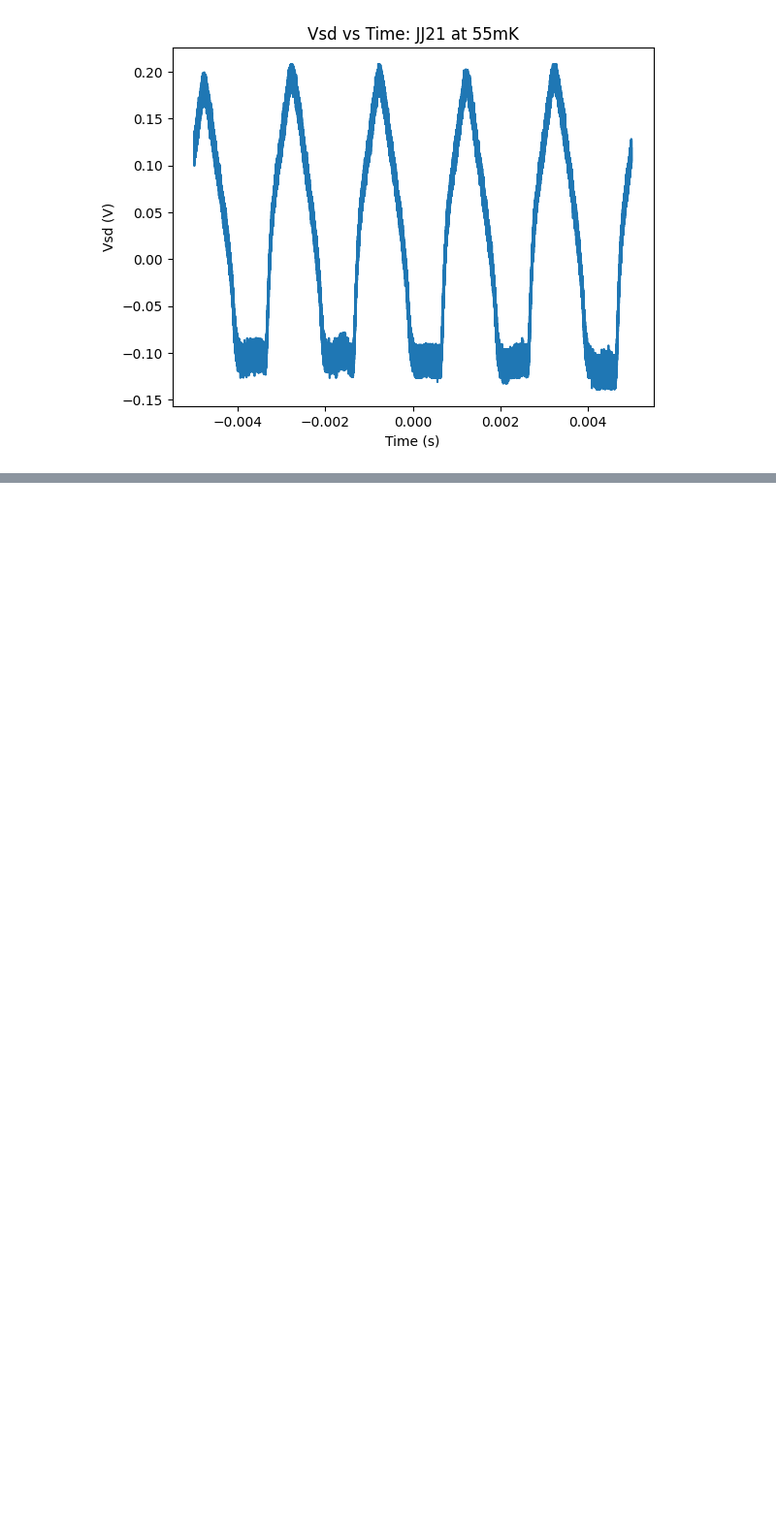
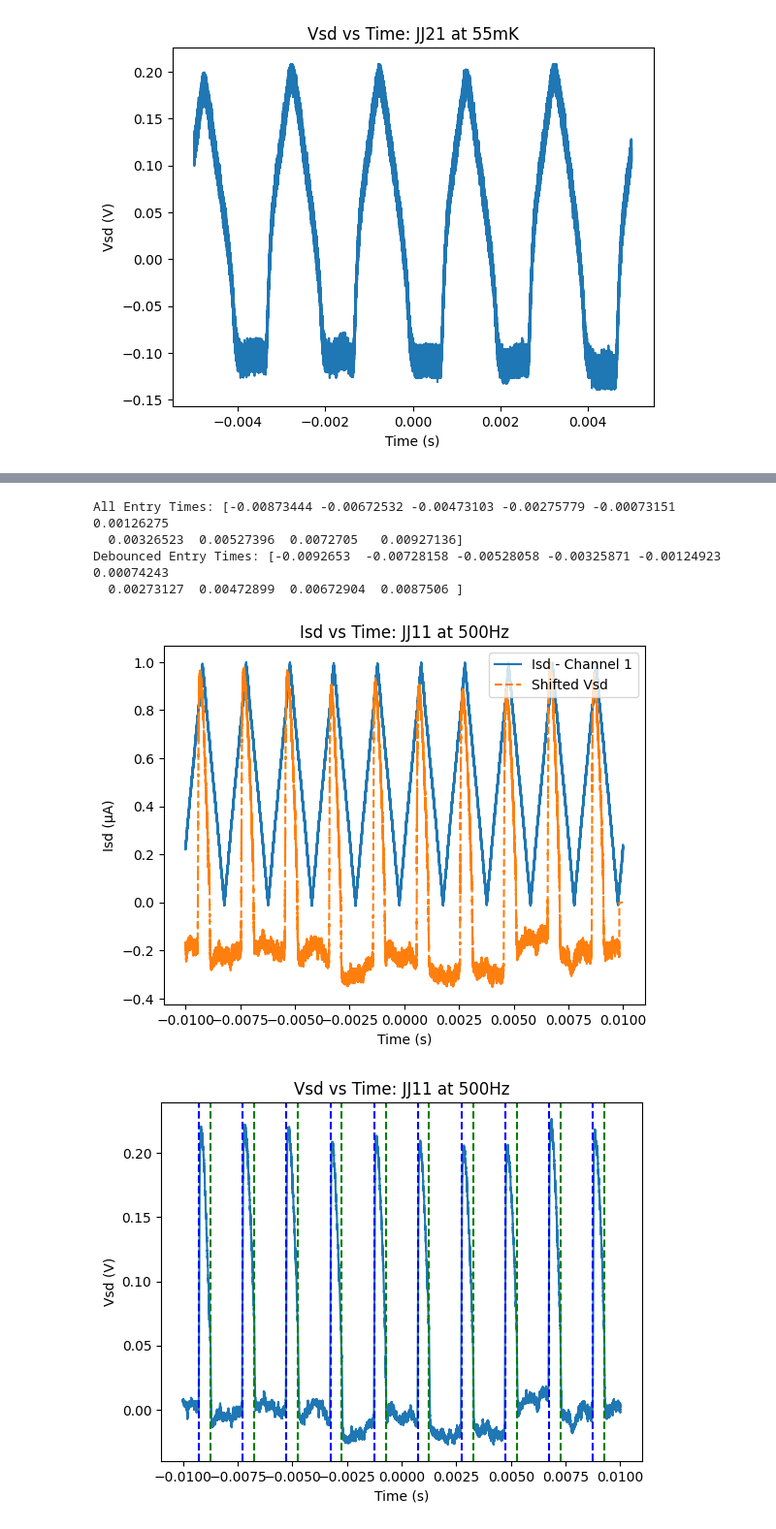
Before and after one commit to defnedoken/labeq, a Jupyter notebook: pulse_analysis.ipynb, the cells around one changed output, grey strips where cells are left out. Shown: that part at 97% size. Saved outputs shown, nothing was run; the diff lists cells and outputs as text; code cells hidden in the pictures; blank space fills up the shorter version.

```diff
--- a/pulse_analysis.ipynb
+++ b/pulse_analysis.ipynb
@@ -330,0 +316,9 @@ plot_Ic_Voltage_distribution(21,55)
+# %%
+plot_trace2('JJ11_f=500Hz2_trace5.csv', 'Isd vs Time: JJ11 at 500Hz', 'Vsd vs Time: JJ11 at 500Hz')
+# %% [output]
+All Entry Times: [-0.00873444 -0.00672532 -0.00473103 -0.00275779 -0.00073151  0.00126275
+  0.00326523  0.00527396  0.0072705   0.00927136]
+Debounced Entry Times: [-0.0092653  -0.00728158 -0.00528058 -0.00325871 -0.00124923  0.00074243
+  0.00273127  0.00472899  0.00672904  0.0087506 ]
+[figure, added]
+[figure, added]
```
Also changed, not shown: parts of 16 cells of this notebook.
